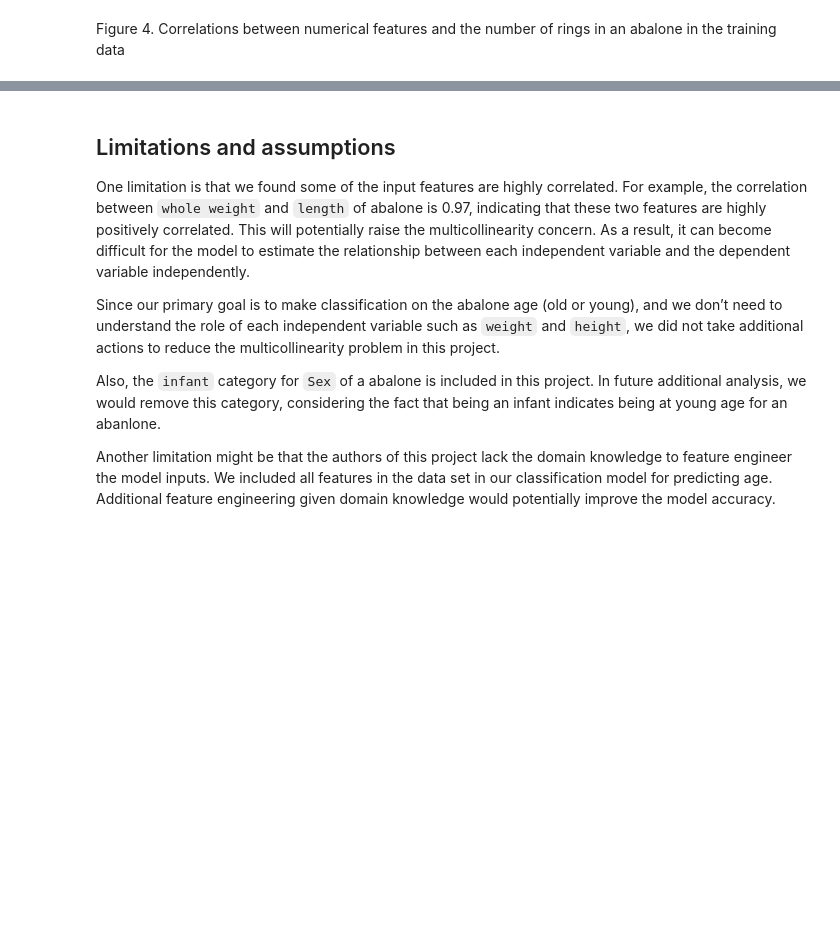
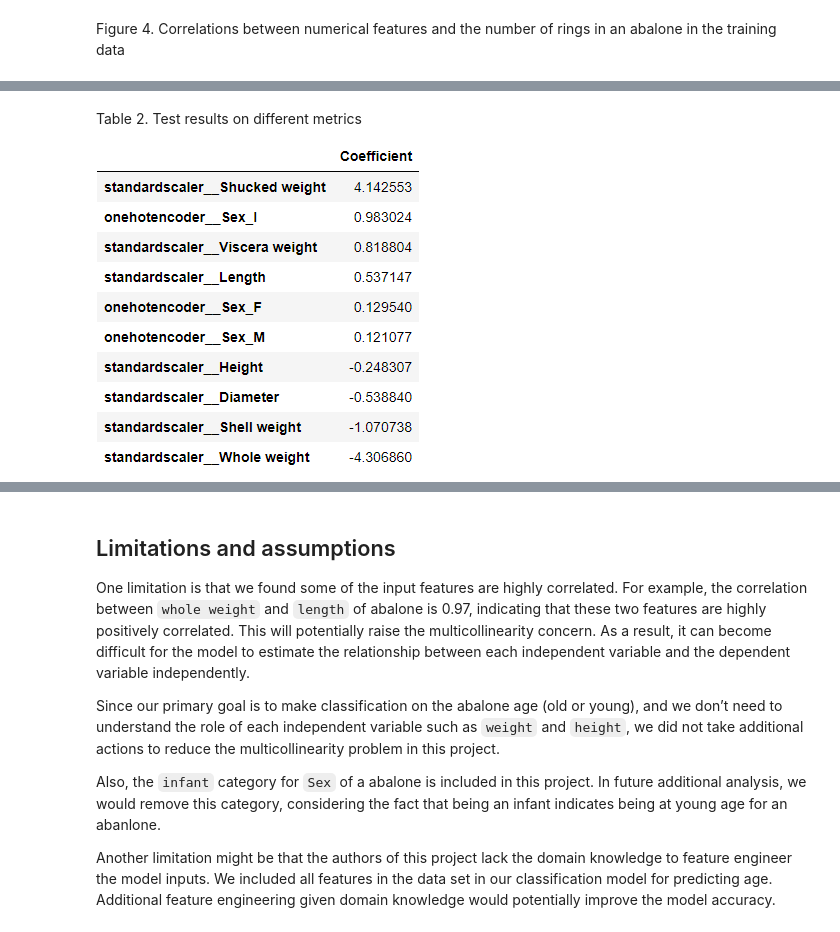
Before and after one commit to veerupandey/abalone_age_classification, a Jupyter notebook: docs/Project_report_milestone2.ipynb, the cells around one changed output, grey strips where cells are left out. Saved outputs shown, nothing was run; the diff lists cells and outputs as text; code cells hidden in the pictures; blank space fills up the shorter version.

```diff
--- a/docs/Project_report_milestone2.ipynb
+++ b/docs/Project_report_milestone2.ipynb
@@ -73,0 +92,6 @@ The correlation map provides useful information in determining what feature migh
+# %% [markdown]
+Table 2. Test results on different metrics
+# %%
+Image("../results/model/coeff_sorted.png")
+# %% [output]
+[figure, added]
```
Also changed, not shown: parts of 10 cells of this notebook, 9 other files.
